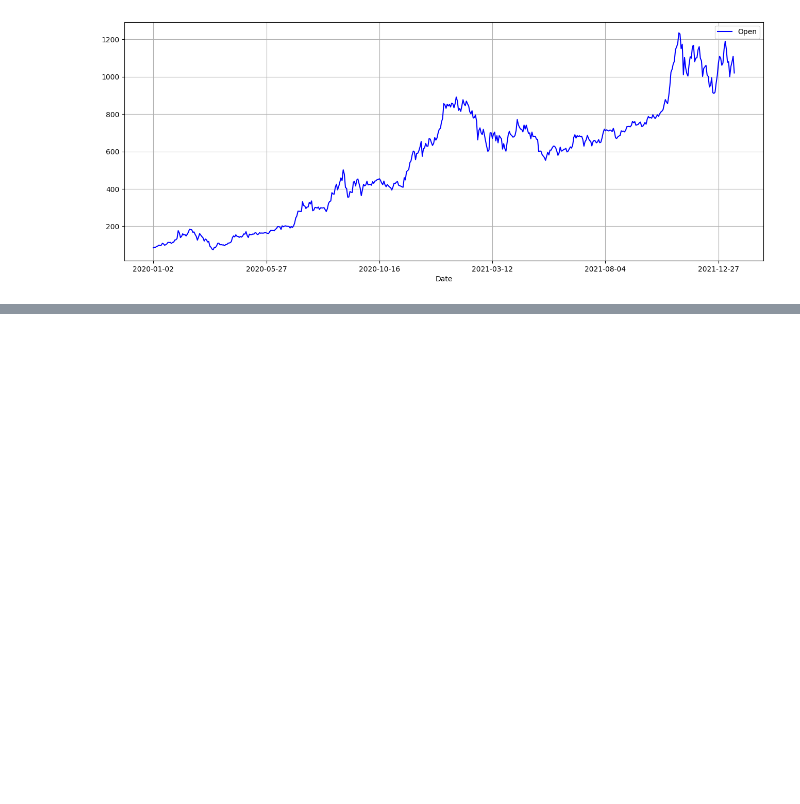
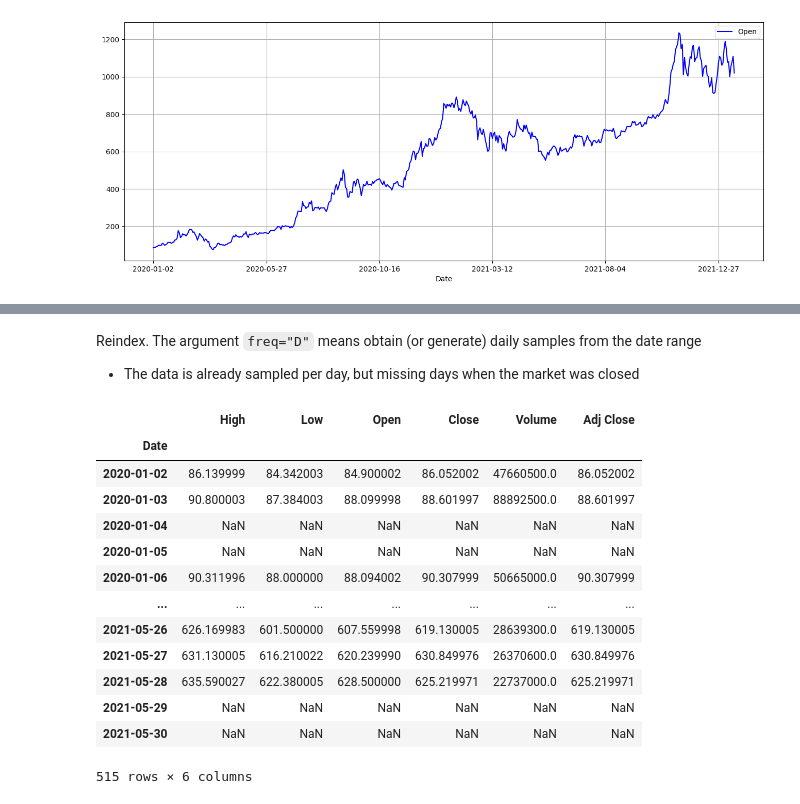
Before and after one commit to johnmarcovici/demo-notebooks, a Jupyter notebook: pandas_demos.ipynb, the cells around one changed output, grey strips where cells are left out. Cells and saved outputs as stored; diff of their text form; code cells hidden in the pictures; blank space fills up the shorter version.

```diff
--- a/pandas_demos.ipynb
+++ b/pandas_demos.ipynb
@@ -847,0 +890,24 @@ df.plot(x="Date", y="Open", color="blue", kind="line", grid=True, ax=ax)
+# %% [markdown]
+Reindex. The argument `freq="D"` means obtain (or generate) daily samples from the date range
+- The data is already sampled per day, but missing days when the market was closed
+# %%
+df = df.reindex(
+    pd.date_range(start=df.index[0], periods=len(df), freq="D")
+)
+df.index.set_names("Date", inplace=True)
+df
+# %% [output]
+|  | High | Low | Open | Close | Volume | Adj Close |
+| Date |  |  |  |  |  |  |
+| 2020-01-02 | 86.139999 | 84.342003 | 84.900002 | 86.052002 | 47660500.0 | 86.052002 |
+| 2020-01-03 | 90.800003 | 87.384003 | 88.099998 | 88.601997 | 88892500.0 | 88.601997 |
+| 2020-01-04 | NaN | NaN | NaN | NaN | NaN | NaN |
+| 2020-01-05 | NaN | NaN | NaN | NaN | NaN | NaN |
+| 2020-01-06 | 90.311996 | 88.000000 | 88.094002 | 90.307999 | 50665000.0 | 90.307999 |
+| ... | ... | ... | ... | ... | ... | ... |
+| 2021-05-26 | 626.169983 | 601.500000 | 607.559998 | 619.130005 | 28639300.0 | 619.130005 |
+| 2021-05-27 | 631.130005 | 616.210022 | 620.239990 | 630.849976 | 26370600.0 | 630.849976 |
+| 2021-05-28 | 635.590027 | 622.380005 | 628.500000 | 625.219971 | 22737000.0 | 625.219971 |
+| 2021-05-29 | NaN | NaN | NaN | NaN | NaN | NaN |
+| 2021-05-30 | NaN | NaN | NaN | NaN | NaN | NaN |
+515 rows × 6 columns
```
Also changed, not shown: parts of 10 cells of this notebook.
